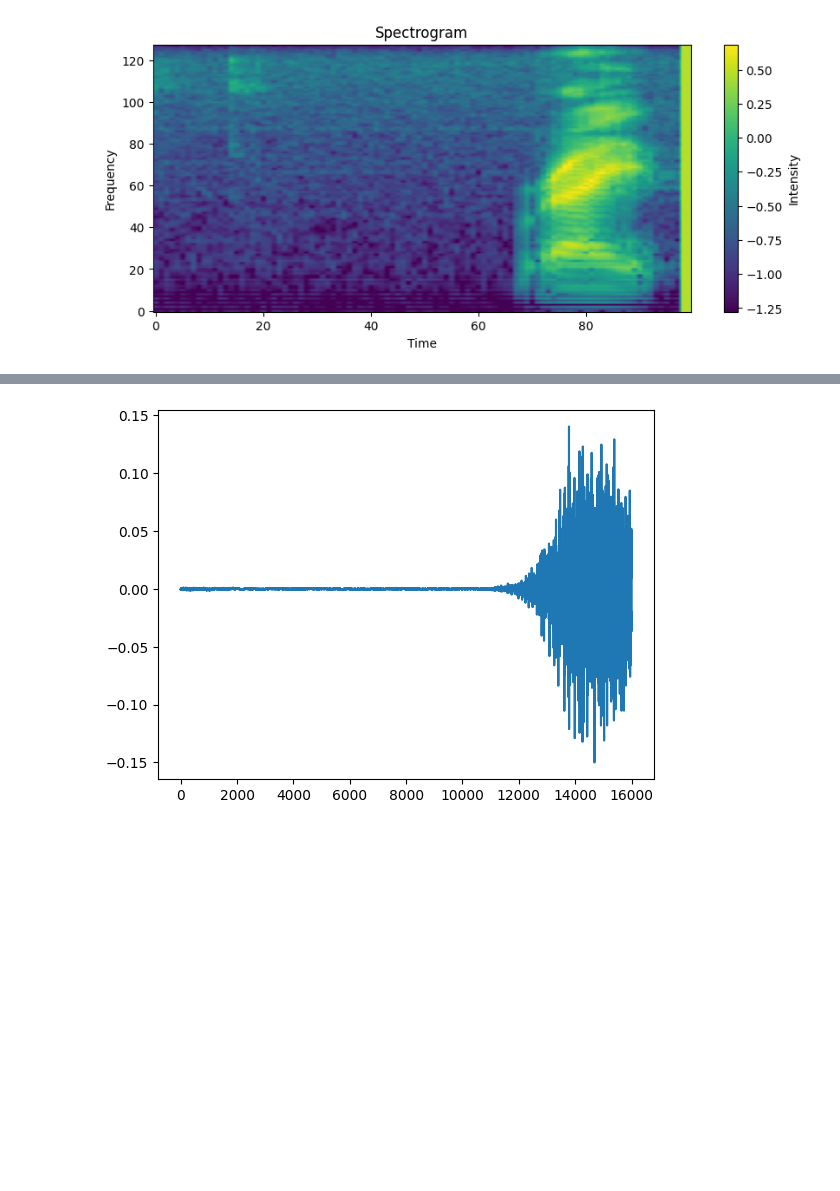
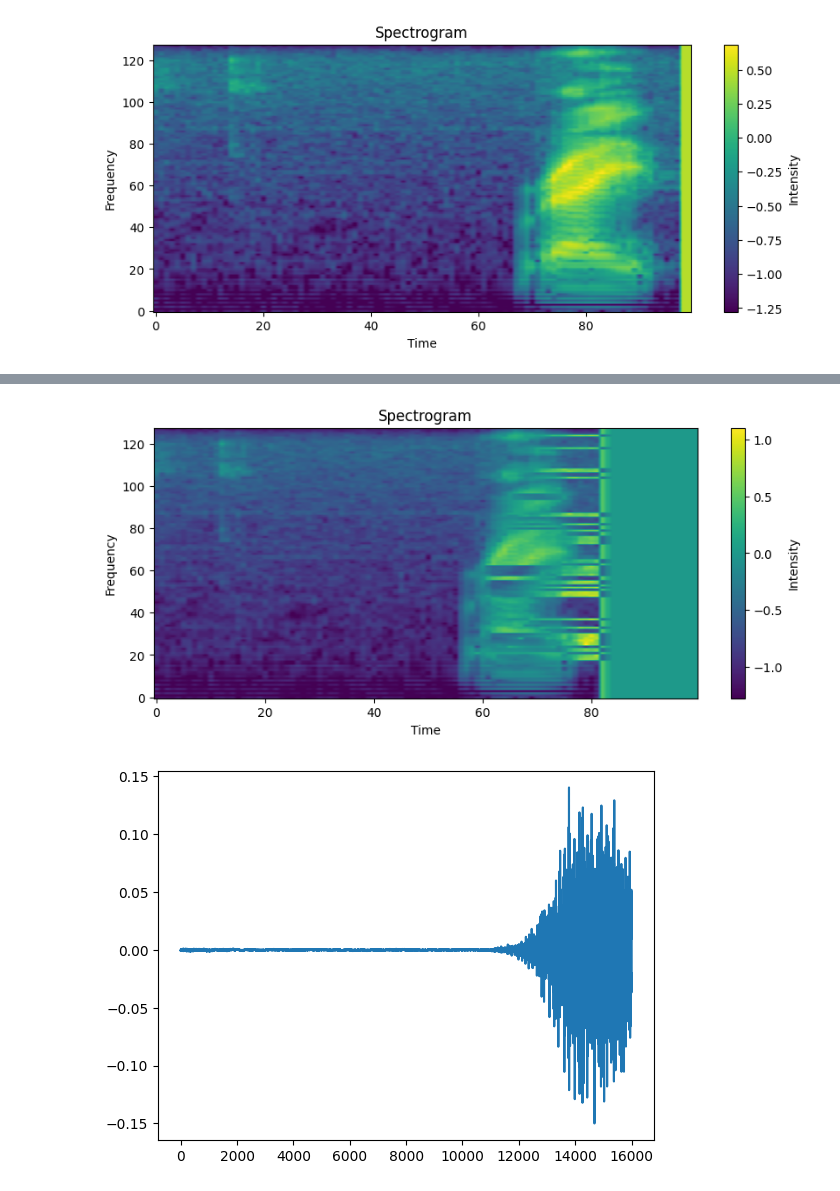
Before and after one commit to Simonexc/MINI_DL_RNN, a Jupyter notebook: src/notebooks/augmentations.ipynb, the cells around one changed output, grey strips where cells are left out. Drawn from its saved outputs; the diff is of its cells as text; code cells hidden in the pictures; blank space fills up the shorter version.

```diff
--- a/src/notebooks/augmentations.ipynb
+++ b/src/notebooks/augmentations.ipynb
@@ -71,3 +85,8 @@ play_audio(x[0].view(1, -1), 16000)
+# %%
+augmented = stretch(torch.complex(a, torch.zeros(a.shape)).transpose(1, 2), 1.2).real.transpose(1, 2)
+plot_spectogram(torch.nn.functional.pad(augmented, (0, 0, 0, 100 - augmented.shape[1]))[0].T)
+# %% [output]
+[figure, added]
 # %%
 import librosa
 import torch
```
Also changed, not shown: parts of 2 cells of this notebook, 3 other files.
